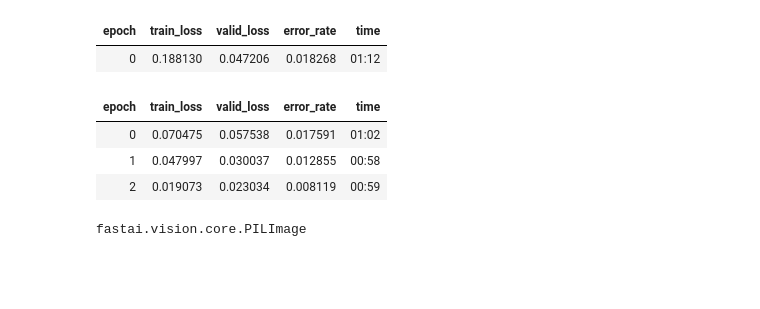
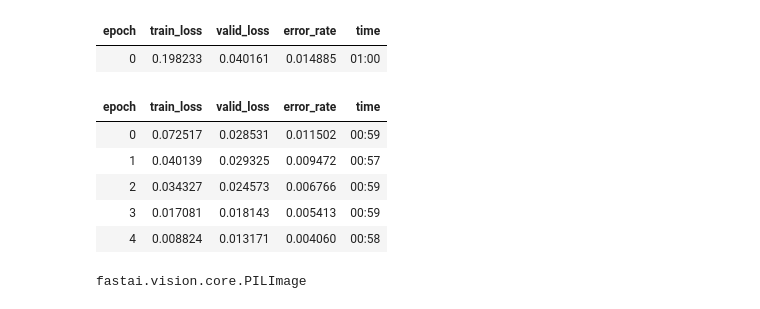
Before and after one commit to fakhar-iqbal/Deep-Learning-with-Pytorch-and-fastai, a Jupyter notebook: ComputerVision/Dog_vs_CatApp.ipynb, the cells around one changed output. Cells and saved outputs as stored; diff of their text form; code cells hidden in the pictures; blank space fills up the shorter version.

```diff
--- a/ComputerVision/Dog_vs_CatApp.ipynb
+++ b/ComputerVision/Dog_vs_CatApp.ipynb
@@ -38,4 +38,4 @@ dls = ImageDataLoaders.from_name_func('.',
 # %%
 learn = vision_learner(dls, resnet18, metrics=error_rate)
-learn.fine_tune(3)
+learn.fine_tune(5)
 # %% [output]
@@ -43,9 +42,11 @@ Downloading: "https://download.pytorch.org/models/resnet18-f37072fd.pth" to /roo
 | epoch | train_loss | valid_loss | error_rate | time |
-| 0 | 0.188130 | 0.047206 | 0.018268 | 01:12 |
+| 0 | 0.198233 | 0.040161 | 0.014885 | 01:00 |
 | epoch | train_loss | valid_loss | error_rate | time |
-| 0 | 0.070475 | 0.057538 | 0.017591 | 01:02 |
-| 1 | 0.047997 | 0.030037 | 0.012855 | 00:58 |
-| 2 | 0.019073 | 0.023034 | 0.008119 | 00:59 |
+| 0 | 0.072517 | 0.028531 | 0.011502 | 00:59 |
+| 1 | 0.040139 | 0.029325 | 0.009472 | 00:57 |
+| 2 | 0.034327 | 0.024573 | 0.006766 | 00:59 |
+| 3 | 0.017081 | 0.018143 | 0.005413 | 00:59 |
+| 4 | 0.008824 | 0.013171 | 0.004060 | 00:58 |
 # %%
 learn.export('model.pkl')
 # %%
```
Also changed, not shown: parts of 13 cells of this notebook, 1 other file.
